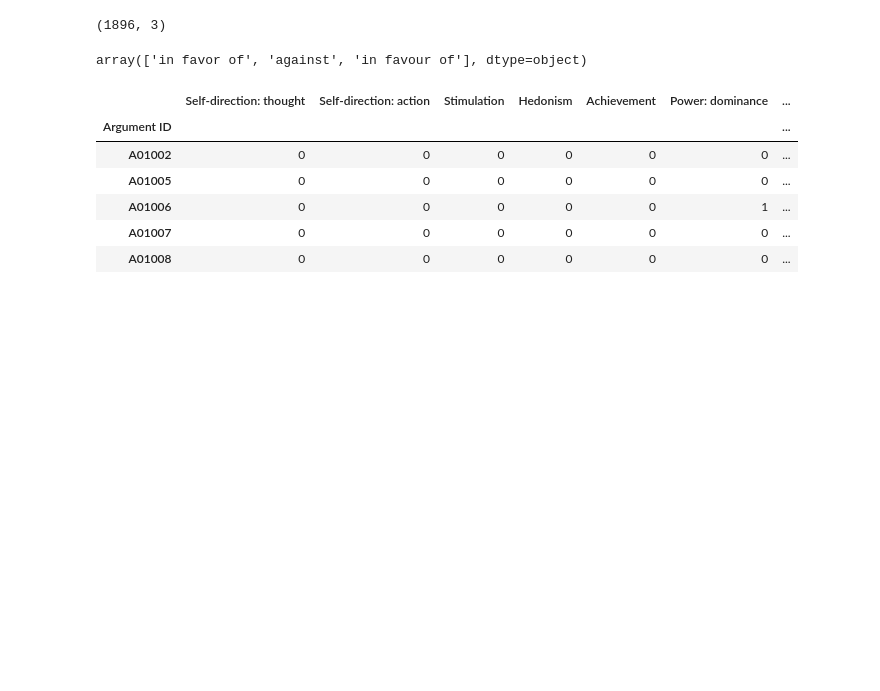
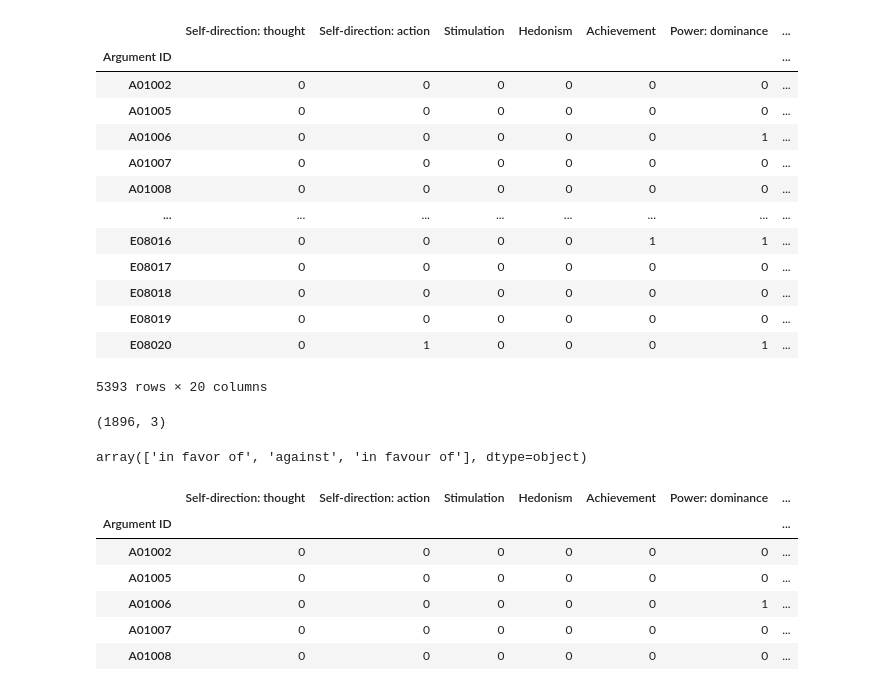
Before and after one commit to Khempawin/CSCI5832-group1, a Jupyter notebook: main.ipynb, the cells around one changed output. Cells and saved outputs as stored; diff of their text form; code cells hidden in the pictures; blank space fills up the shorter version.

```diff
--- a/main.ipynb
+++ b/main.ipynb
@@ -78,6 +78,23 @@ val_labels_file_path = "data/labels-validation.tsv"
 val_headers, val_argument_list  = load_arguments(val_argument_file_path)
 val_argument_df = load_arguments_as_df(val_argument_file_path)
 val_labels_df = load_value_categories(val_labels_file_path)
+# %%
+labels_df
+# %% [output]
+|  | Self-direction: thought | Self-direction: action | Stimulation | Hedonism | Achievement | Power: dominance | ... |
+| Argument ID |  |  |  |  |  |  | ... |
+| A01002 | 0 | 0 | 0 | 0 | 0 | 0 | ... |
+| A01005 | 0 | 0 | 0 | 0 | 0 | 0 | ... |
+| A01006 | 0 | 0 | 0 | 0 | 0 | 1 | ... |
+| A01007 | 0 | 0 | 0 | 0 | 0 | 0 | ... |
+| A01008 | 0 | 0 | 0 | 0 | 0 | 0 | ... |
+| ... | ... | ... | ... | ... | ... | ... | ... |
+| E08016 | 0 | 0 | 0 | 0 | 1 | 1 | ... |
+| E08017 | 0 | 0 | 0 | 0 | 0 | 0 | ... |
+| E08018 | 0 | 0 | 0 | 0 | 0 | 0 | ... |
+| E08019 | 0 | 0 | 0 | 0 | 0 | 0 | ... |
+| E08020 | 0 | 1 | 0 | 0 | 0 | 1 | ... |
+5393 rows × 20 columns
 # %%
 val_argument_df.shape
 # %% [output]
```
Also changed, not shown: parts of 26 cells of this notebook, 2 other files.
